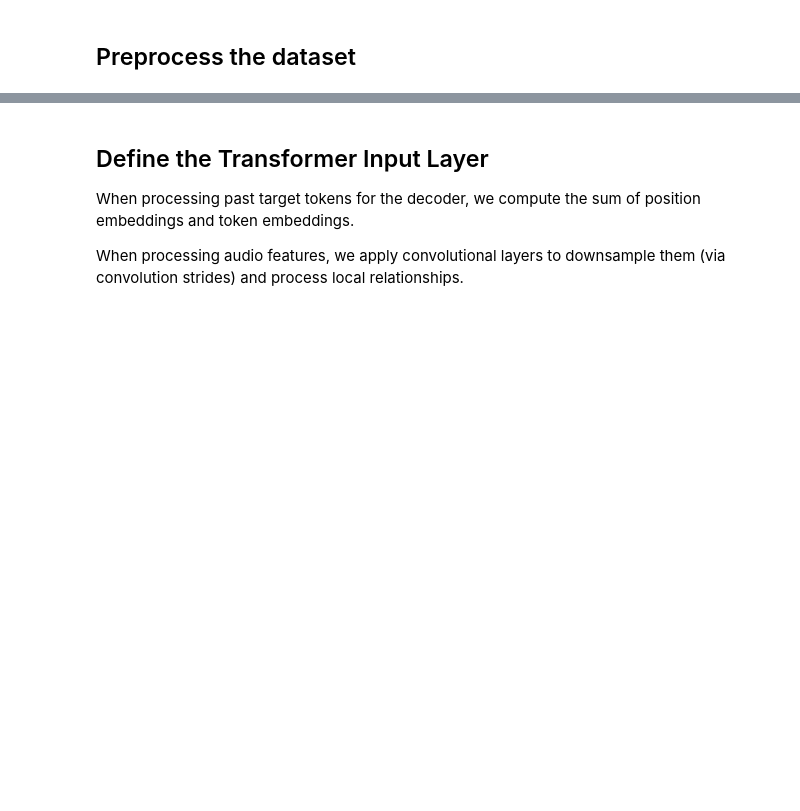
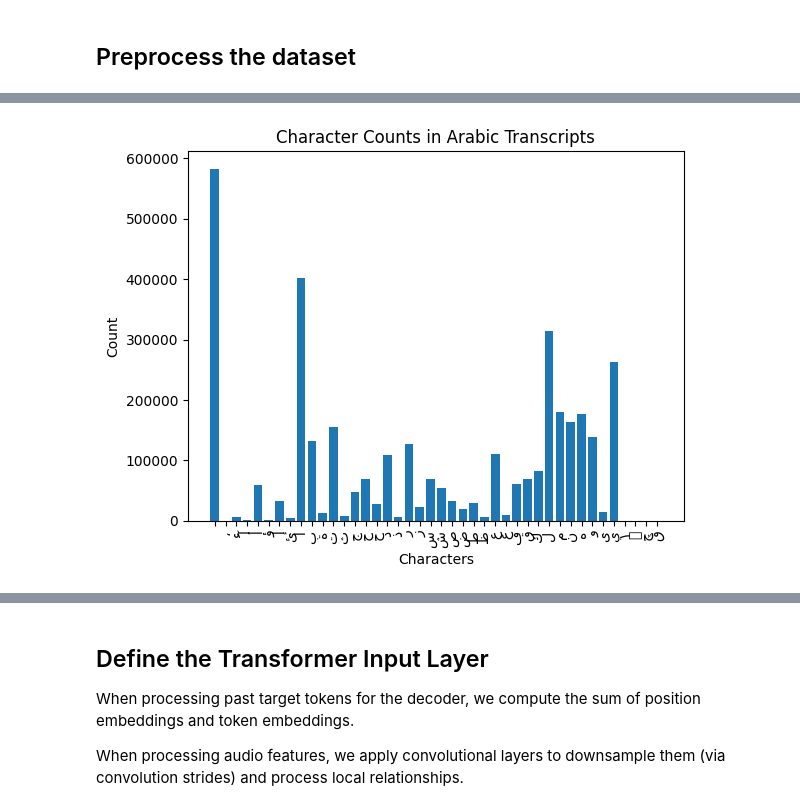
Before and after one commit to Belal-Safy/MTC-AIC-Phase1, a Jupyter notebook: Final Notebook.ipynb, the cells around one changed output, grey strips where cells are left out. Cells and saved outputs as stored; diff of their text form; code cells hidden in the pictures; blank space fills up the shorter version.

Commit message:
update training notebook

```diff
--- a/Final Notebook.ipynb
+++ b/Final Notebook.ipynb
@@ -38,0 +47,10 @@ audio_files_train['path'] = audio_files_train['path(clean)'].apply(lambda path:
+# %%
+# remove nan values
+# Drop rows with NaN values in the "transcript" column
+audio_files_train.dropna(inplace=True)
+
+# Function to remove diacritical marks from Arabic text
+def remove_diacritics(text):
+    return araby.strip_tashkeel(text)
+
+audio_files_train["transcript"] = audio_files_train["transcript"].apply(remove_diacritics)
@@ -66,4 +93,7 @@ all_chars = set(chain.from_iterable(transcripts))
 # Convert the set to a list
 all_chars = list(all_chars)
 all_chars
+
+all_chars = sorted(all_chars, key=lambda c: ord(c))
+print(all_chars)
 # %% [output]
@@ -106,0 +101,16 @@ transcripts
+# %%
+# List of characters to count
+import matplotlib.pyplot as plt
+
+characters = all_chars
+
+# Initialize a dictionary to store character counts
+character_counts = {}
+
+# Iterate over each character and count its occurrences
+for char in characters:
+    # Count the occurrences of the character in the "transcript" column
+    count = audio_files_train['transcript'].str.count(char).sum()
+    character_counts[char] = count
+
+character_counts
@@ -106,0 +135,10 @@ transcripts
+# %%
+# Create bar chart
+plt.bar(character_counts.keys(), character_counts.values())
+plt.xlabel('Characters')
+plt.ylabel('Count')
+plt.title('Character Counts in Arabic Transcripts')
+plt.xticks(rotation=90)
+plt.show()
+# %% [output]
+[figure, added]
```
Also changed, not shown: parts of 14 cells of this notebook.
